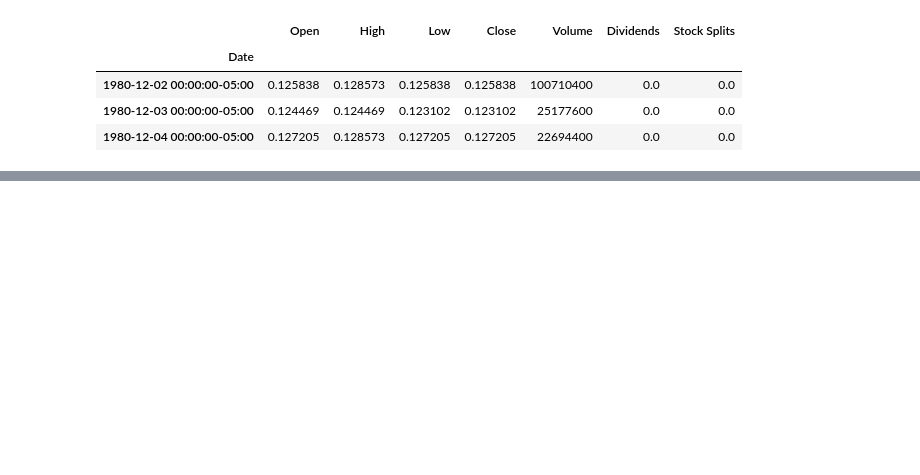
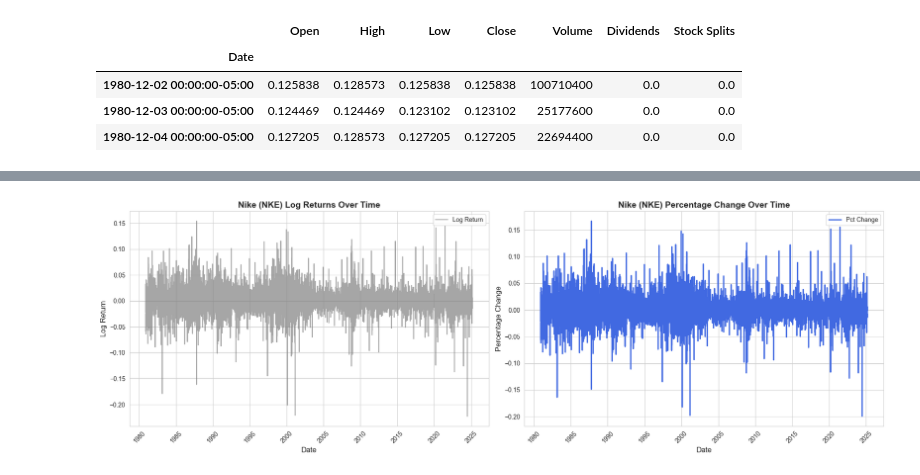
Before and after one commit to mfannin099/Stock_Analysis, a Jupyter notebook: nke_eda.ipynb, the cells around one changed output, grey strips where cells are left out. Cells and saved outputs as stored; diff of their text form; code cells hidden in the pictures; blank space fills up the shorter version.

```diff
--- a/nke_eda.ipynb
+++ b/nke_eda.ipynb
@@ -26,0 +120,29 @@ nke_df['Log Return'] = np.log(nke_df['Close'] / nke_df['Close'].shift(1))
+# %%
+# Create the figure and subplots
+fig, axes = plt.subplots(1, 2, figsize=(18, 6))  # Two side-by-side plots
+
+# 🔹 Plot 1: Log Return Over Time
+sns.lineplot(ax=axes[0], data=nke_df, x=nke_df.index, y='Log Return',
+             label='Log Return', color='gray', linewidth=1.5, alpha=0.7)
+axes[0].set_title("Nike (NKE) Log Returns Over Time", fontsize=14, fontweight="bold")
+axes[0].set_xlabel("Date", fontsize=12)
+axes[0].set_ylabel("Log Return", fontsize=12)
+axes[0].legend()
+axes[0].tick_params(axis='x', rotation=45)  # Rotate x-axis labels
+
+# 🔹 Plot 2: Percentage Change Over Time
+sns.lineplot(ax=axes[1], data=nke_df, x=nke_df.index, y='Pct Change',
+             label='Pct Change', color='royalblue', linewidth=2)
+axes[1].set_title("Nike (NKE) Percentage Change Over Time", fontsize=14, fontweight="bold")
+axes[1].set_xlabel("Date", fontsize=12)
+axes[1].set_ylabel("Percentage Change", fontsize=12)
+axes[1].legend()
+axes[1].tick_params(axis='x', rotation=45)  # Rotate x-axis labels
+
+# Adjust layout for clarity
+plt.tight_layout()
+
+# Show the plot
+plt.show()
+# %% [output]
+[figure, added]
```
Also changed, not shown: parts of 9 cells of this notebook, 1 other file.
